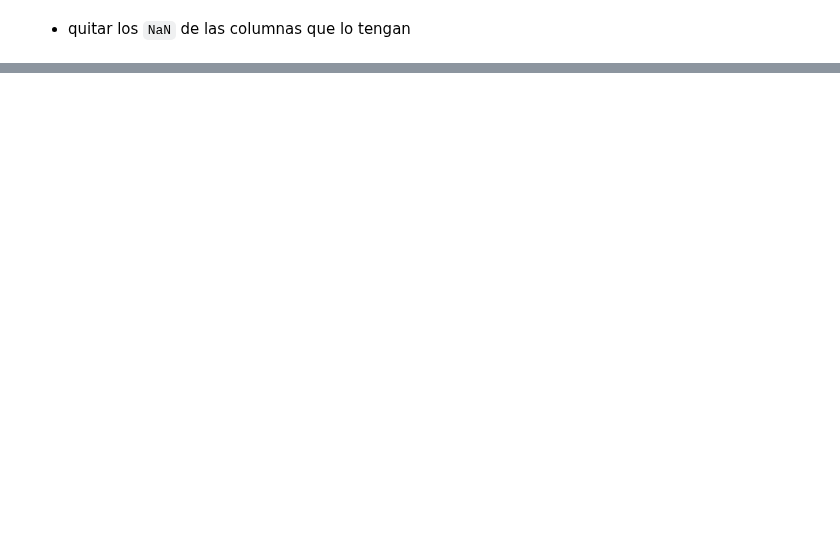
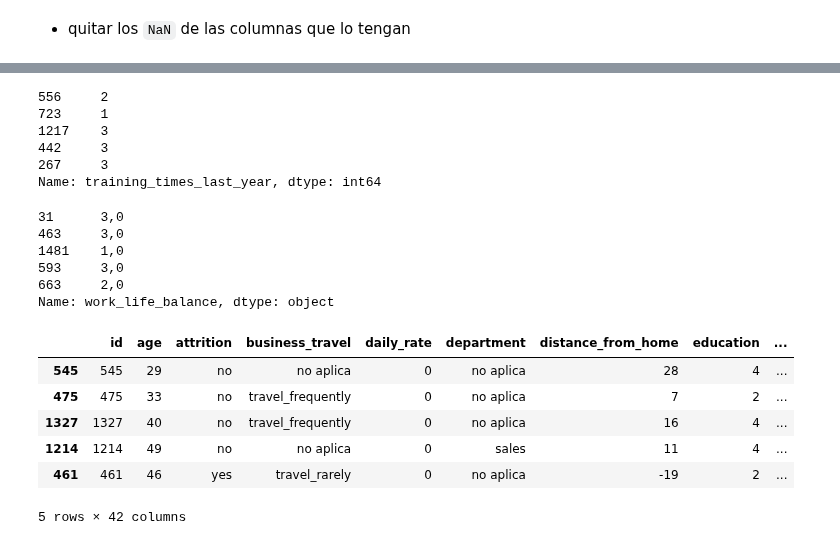
Before and after one commit to Violainedlst/proyecto-da-promo-H-modulo-3-team-2-People-pulse, a Jupyter notebook: Fase2_TDD_1.0.ipynb, the cells around one changed output, grey strips where cells are left out. Saved outputs shown, nothing was run; the diff lists cells and outputs as text; code cells hidden in the pictures; blank space fills up the shorter version.

```diff
--- a/Fase2_TDD_1.0.ipynb
+++ b/Fase2_TDD_1.0.ipynb
@@ -166,0 +295,5 @@ data.head(2)
+# %%
+# LIMPIEZA DE LA COLUMNA 22 "over_18"
+nuevos_valores = {"Y": "Yes", "N": "No"}
+data["over_18"] = data["over_18"].map(nuevos_valores)
+data['over_18'] = data['over_18'].fillna('N/A') #Usamos el "fillna" para cambiar el Nan (formato numpy) a N/A
@@ -166,0 +310,3 @@ data.head(2)
+# %%
+# LIMPIEZA DE LA COLUMNA 23 "overtime"
+data['overtime'] = data['overtime'].fillna('N/A') #Usamos el "fillna" para cambiar el Nan (formato numpy) a N/A
@@ -167,2 +407,66 @@ data.head(2)
+# %%
+# LIMPIEZA DE LA COLUMNA 29 "total_working_years"
+
+# Nos aseguramos de que todos los valores son cadenas usando .astype(str)
+data["total_working_years"] = data["total_working_years"].astype(str)
+
+# Reemplazamos las comas por puntos
+data["total_working_years"] = data["total_working_years"].str.replace(',', '.')
+
+# Convertimos la columna a tipo numérico (dtype: "object" pasa a ser dtype: "float64")
+data["total_working_years"] = pd.to_numeric(data["total_working_years"], errors='coerce')
+
+# Cambiamos los valores que aparecen como NaN para dales valor 0
+data["total_working_years"] = data["total_working_years"].fillna(0)
+
+# Cambiamos los valores de tipo string a int usando ".astype(int)"
+data["total_working_years"] = data["total_working_years"].astype(int)
+# %%
+# Comprobación de la columna 30
+data["training_times_last_year"].sample(5)
+# %% [output]
+556     2
+723     1
+1217    3
+442     3
+267     3
+Name: training_times_last_year, dtype: int64
+# %%
+# Comprobación de la columna 31
+data["work_life_balance"].sample(5)
+# %% [output]
+31      3,0
+463     3,0
+1481    1,0
+593     3,0
+663     2,0
+Name: work_life_balance, dtype: object
+# %%
+# LIMPIEZA DE LA COLUMNA 31 "work_life_balance"
+
+# Nos aseguramos de que todos los valores son cadenas usando .astype(str)
+data["work_life_balance"] = data["work_life_balance"].astype(str)
+
+# Reemplazamos las comas por puntos
+data["work_life_balance"] = data["work_life_balance"].str.replace(',', '.')
+
+# Convertimos la columna a tipo numérico (dtype: "object" pasa a ser dtype: "float64")
+data["work_life_balance"] = pd.to_numeric(data["work_life_balance"], errors='coerce')
+
+# Cambiamos los valores que aparecen como NaN para darles valor 0
+data["work_life_balance"] = data["work_life_balance"].fillna(0)
+
+# Cambiamos los valores de tipo string a int usando ".astype(int)"
+data["work_life_balance"] = data["work_life_balance"].astype(int)
+# %%
+data.sample(5)
+# %% [output]
+|  | id | age | attrition | business_travel | daily_rate | department | distance_from_home | education | ... |
+| 545 | 545 | 29 | no | no aplica | 0 | no aplica | 28 | 4 | ... |
+| 475 | 475 | 33 | no | travel_frequently | 0 | no aplica | 7 | 2 | ... |
+| 1327 | 1327 | 40 | no | travel_frequently | 0 | no aplica | 16 | 4 | ... |
+| 1214 | 1214 | 49 | no | no aplica | 0 | sales | 11 | 4 | ... |
+| 461 | 461 | 46 | yes | travel_rarely | 0 | no aplica | -19 | 2 | ... |
+5 rows × 42 columns
 # %%
 data.to_csv("Ejemplo_0_21.csv")
```
Also changed, not shown: parts of 22 cells of this notebook, 2 other files.
